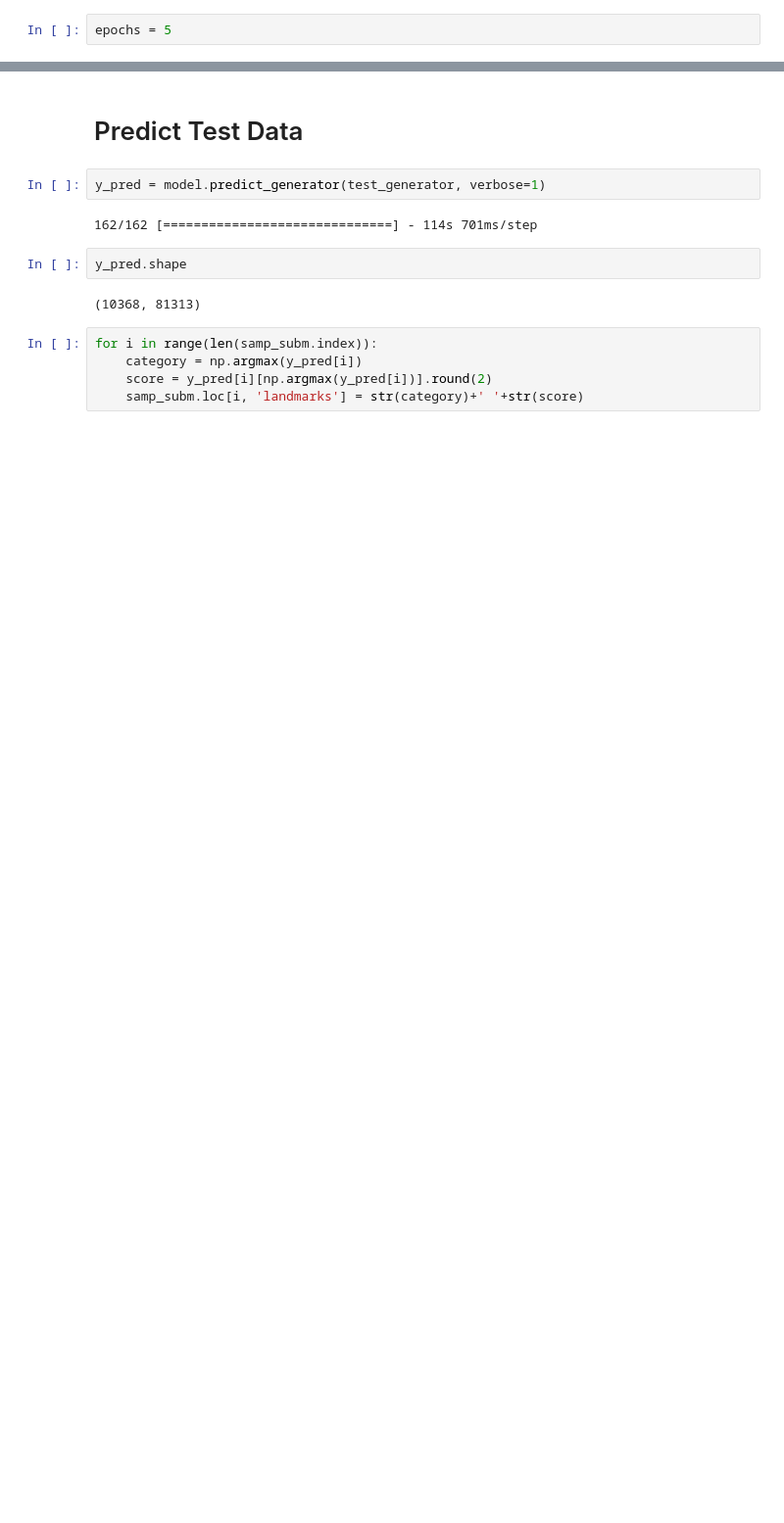
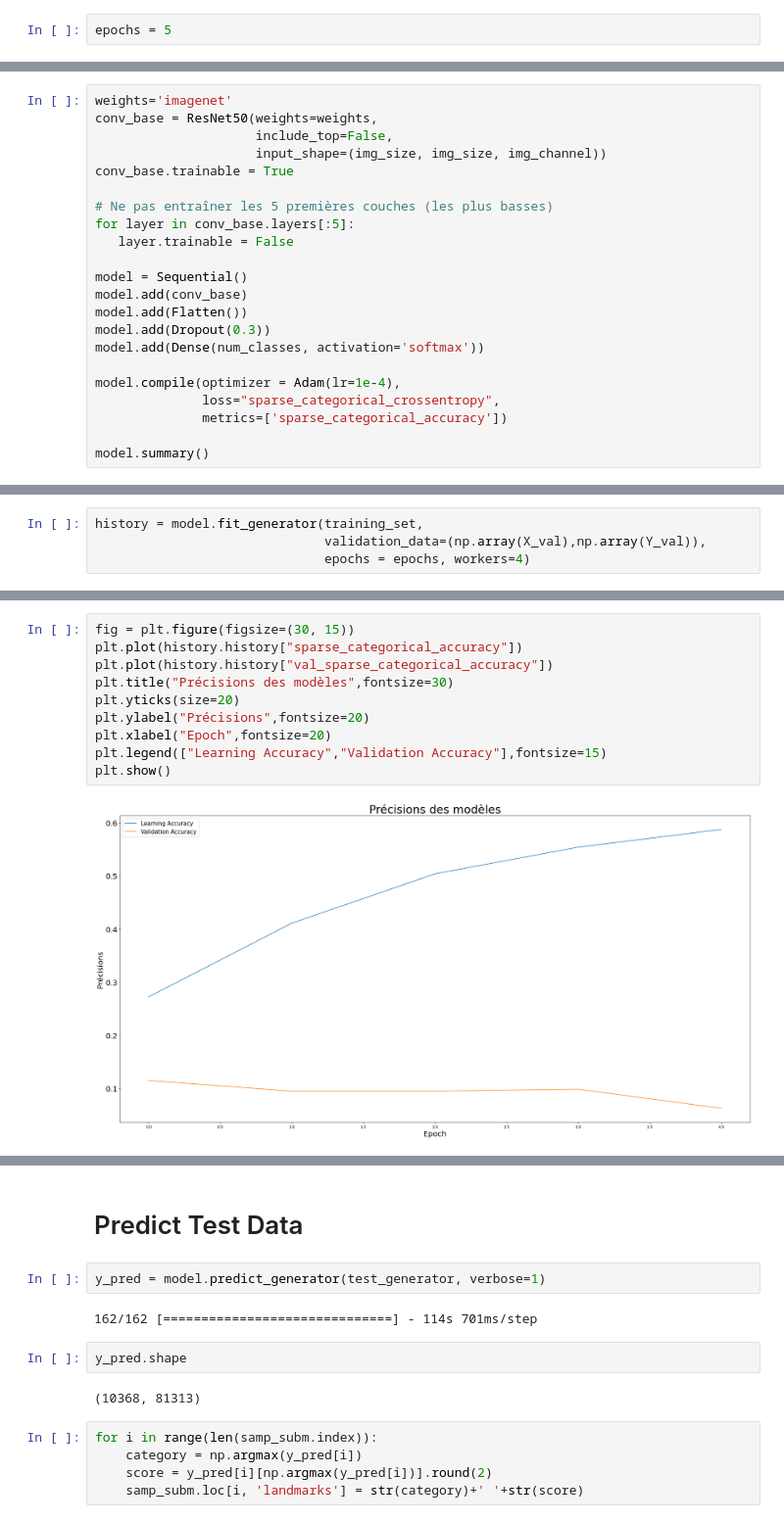
Before and after one commit to caro266/P8_CompetitionKaggle, a Jupyter notebook: evolution_baseline.ipynb, the cells around one changed output, grey strips where cells are left out. Shown: that part at 98% size. Cells and saved outputs as stored; diff of their text form; blank space fills up the shorter version.

```diff
--- a/evolution_baseline.ipynb
+++ b/evolution_baseline.ipynb
@@ -456,0 +542,22 @@ my_conv_base.trainable = True
+# %%
+weights='imagenet'
+conv_base = ResNet50(weights=weights,
+                     include_top=False,
+                     input_shape=(img_size, img_size, img_channel))
+conv_base.trainable = True
+
+# Ne pas entraîner les 5 premières couches (les plus basses)
+for layer in conv_base.layers[:5]:
+   layer.trainable = False
+
+model = Sequential()
+model.add(conv_base)
+model.add(Flatten())
+model.add(Dropout(0.3))
+model.add(Dense(num_classes, activation='softmax'))
+
+model.compile(optimizer = Adam(lr=1e-4),
+              loss="sparse_categorical_crossentropy",
+              metrics=['sparse_categorical_accuracy'])
+
+model.summary()
@@ -456,0 +581,4 @@ my_conv_base.trainable = True
+# %%
+history = model.fit_generator(training_set,
+                              validation_data=(np.array(X_val),np.array(Y_val)),
+                              epochs = epochs, workers=4)
@@ -457 +596,13 @@ my_conv_base.trainable = True
+# %%
+fig = plt.figure(figsize=(30, 15))
+plt.plot(history.history["sparse_categorical_accuracy"])
+plt.plot(history.history["val_sparse_categorical_accuracy"])
+plt.title("Précisions des modèles",fontsize=30)
+plt.yticks(size=20)
+plt.ylabel("Précisions",fontsize=20)
+plt.xlabel("Epoch",fontsize=20)
+plt.legend(["Learning Accuracy","Validation Accuracy"],fontsize=15)
+plt.show()
+# %% [output]
+[figure, added]
 # %%
```
Also changed, not shown: parts of 51 cells of this notebook, 1 other file.
